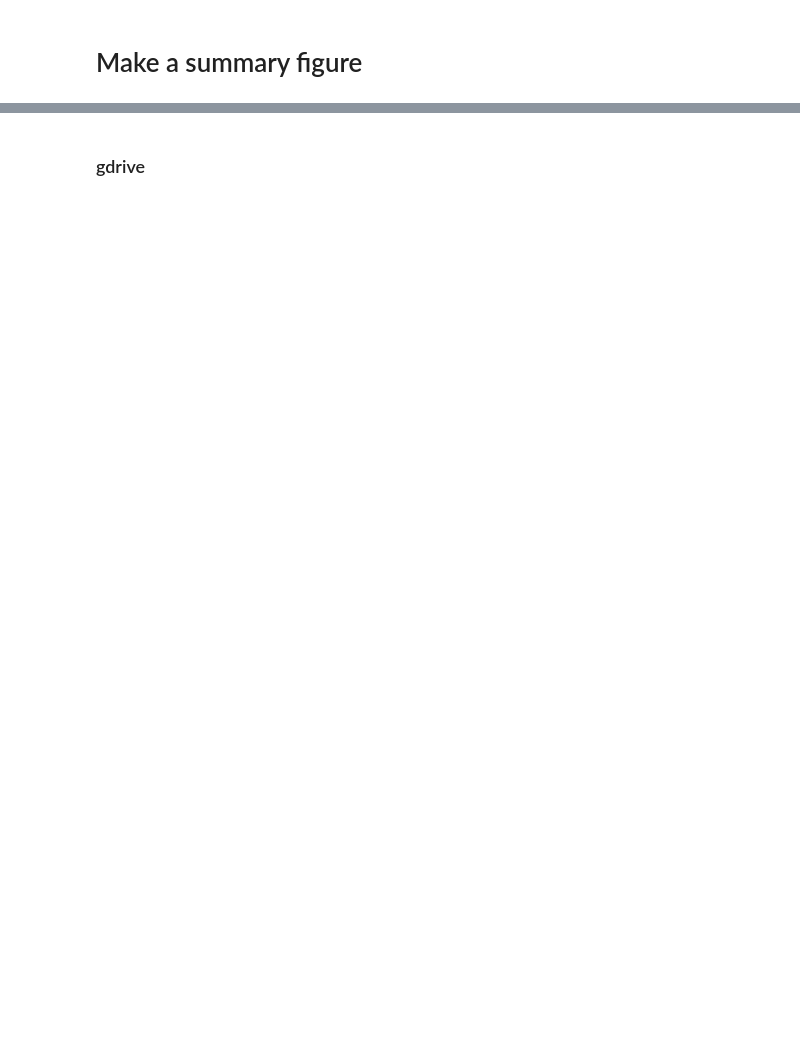
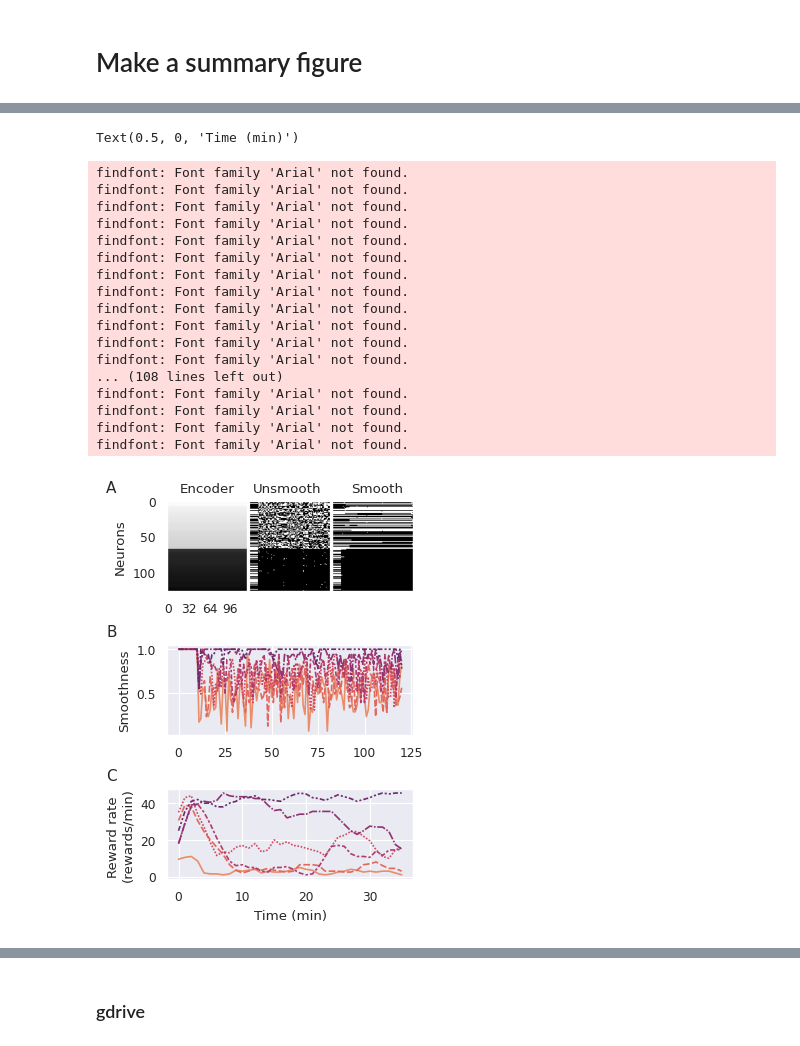
Before and after one commit to sijia66/adaptive_feature_selection, a Jupyter notebook: figure5_convex_algorithm_shuffled_encoder/231019_afs_change_encoder_convex_lasso.ipynb, the cells around one changed output, grey strips where cells are left out. Saved outputs shown, nothing was run; the diff lists cells and outputs as text; code cells hidden in the pictures; blank space fills up the shorter version.

```diff
--- a/figure5_convex_algorithm_shuffled_encoder/231019_afs_change_encoder_convex_lasso.ipynb
+++ b/figure5_convex_algorithm_shuffled_encoder/231019_afs_change_encoder_convex_lasso.ipynb
@@ -727,0 +809,59 @@ findfont: Font family 'Arial' not found.
+# %%
+# for one encoder condition, make a column plot, then we can align afterwards
+delta_batch_for_display = 32
+
+
+summary_figure, summary_axes = subplots_with_labels(3, 1, figsize = (3.25, 4.5))
+
+# the first row is the stationary encoder
+ax_feat_activity = summary_axes[0,0]
+
+ax_feat_activity.imshow(encoder_weights_feature_sets_stationary, cmap = 'gray',
+                                          aspect = 'auto')
+
+# only label the first 125 columns
+ax_feat_activity.set_xticks(np.arange(0, num_batches, delta_batch_for_display))
+ax_feat_activity.set_xticklabels(np.arange(0, num_batches, delta_batch_for_display ))
+
+ax_feat_activity.grid(False)
+ax_feat_activity.set_ylabel('Neurons')
+# ax_feat_activity.set_title('Stationary')
+
+# put three texts  encoder, smooth, unsmooth on top of the first row, evenly spaced
+ax_feat_activity.text(0.05, 1.1, 'Encoder', transform=ax_feat_activity.transAxes)
+ax_feat_activity.text(0.35, 1.1, 'Unsmooth', transform=ax_feat_activity.transAxes)
+ax_feat_activity.text(0.75, 1.1, 'Smooth', transform=ax_feat_activity.transAxes)
+
+
+sns.lineplot(data=smoothness_conds_by_batch_stationary.T,
+             palette=colors,
+             ax=summary_axes[1,0],
+             legend=False)
+summary_axes[1,0].set_ylabel('Smoothness')
+
+sns.lineplot(data=reward_rate_all_stationary.T,
+             palette=colors,
+             ax=summary_axes[2,0],
+             legend=False)
+summary_axes[2,0].set_ylabel('Reward rate \n(rewards/min)')
+summary_axes[2,0].set_xlabel('Time (min)')
+# %% [output]
+Text(0.5, 0, 'Time (min)')
+findfont: Font family 'Arial' not found.
+findfont: Font family 'Arial' not found.
+findfont: Font family 'Arial' not found.
+findfont: Font family 'Arial' not found.
+findfont: Font family 'Arial' not found.
+findfont: Font family 'Arial' not found.
+findfont: Font family 'Arial' not found.
+findfont: Font family 'Arial' not found.
+findfont: Font family 'Arial' not found.
+findfont: Font family 'Arial' not found.
+findfont: Font family 'Arial' not found.
+findfont: Font family 'Arial' not found.
+... (108 lines left out)
+findfont: Font family 'Arial' not found.
+findfont: Font family 'Arial' not found.
+findfont: Font family 'Arial' not found.
+findfont: Font family 'Arial' not found.
+[figure, added]
```
Also changed, not shown: parts of 19 cells of this notebook, 2 other files.
